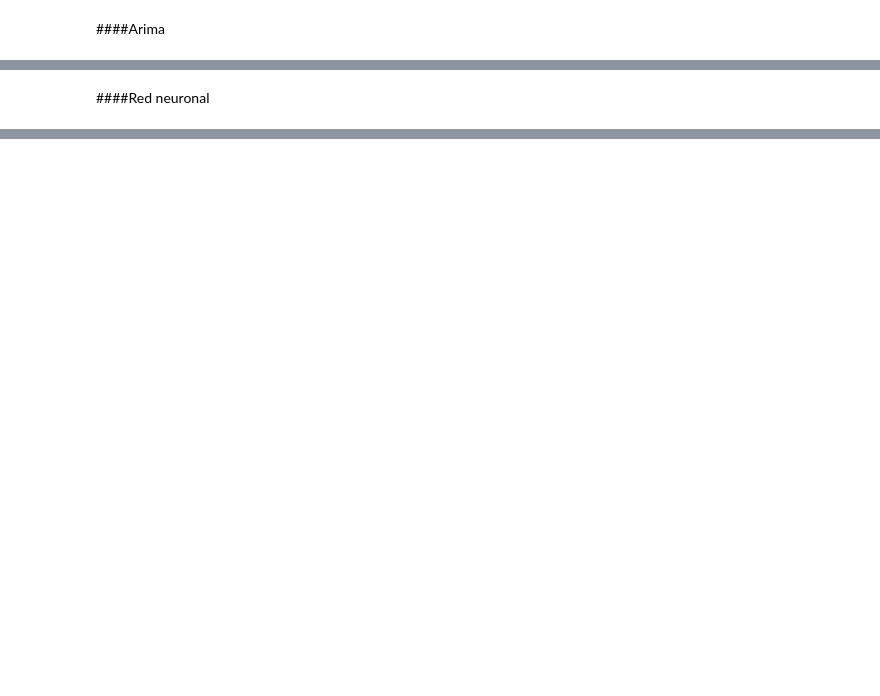
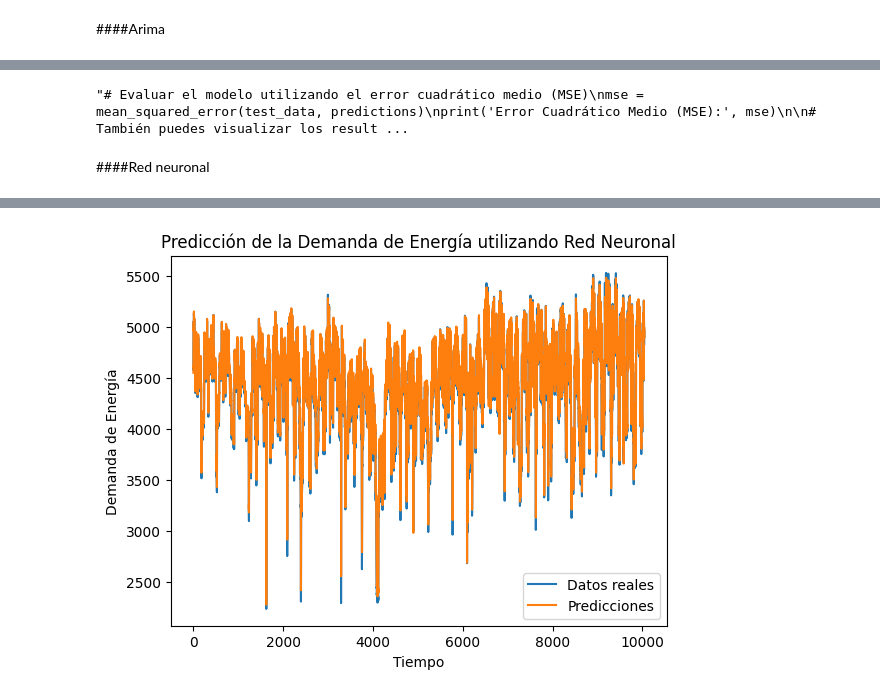
Before and after one commit to crisalex25/TFM_HydroMLGenerationOptimization, a Jupyter notebook: TFM.ipynb, the cells around one changed output, grey strips where cells are left out. Drawn from its saved outputs; the diff is of its cells as text; code cells hidden in the pictures; blank space fills up the shorter version.

```diff
--- a/TFM.ipynb
+++ b/TFM.ipynb
@@ -133,2 +207,81 @@ dfAC.head()
+# %%
+"""# Evaluar el modelo utilizando el error cuadrático medio (MSE)
+mse = mean_squared_error(test_data, predictions)
+print('Error Cuadrático Medio (MSE):', mse)
+
+# También puedes visualizar los resultados para tener una idea de las predicciones
+plt.plot(test_data.index, test_data.values, color='blue', label='Datos reales')
+plt.plot(test_data.index, predictions, color='red', linewidth=1, label='Predicciones')
+plt.xlabel('Fecha_Hora')
+plt.ylabel('Demanda de Energía')
+plt.title('Predicción de la Demanda de Energía utilizando ARIMA')
+plt.legend()
+plt.show()"""
+# %% [output]
+"# Evaluar el modelo utilizando el error cuadrático medio (MSE)\nmse = mean_squared_error(test_data, predictions)\nprint('Error Cuadrático Medio (MSE):', mse)\n\n# También puedes visualizar los result ...
 # %% [markdown]
 ####Red neuronal
+# %%
+import pandas as pd
+import numpy as np
+from sklearn.model_selection import train_test_split
+from sklearn.preprocessing import MinMaxScaler
+from tensorflow.keras.models import Sequential
+from tensorflow.keras.layers import Dense, LSTM
+from tensorflow.keras.optimizers import Adam
+from tensorflow.keras.callbacks import EarlyStopping
+
+# Establecer la columna 'Fecha_Hora' como el índice del DataFrame
+#dfAC.set_index('Fecha_Hora', inplace=True)
+
+# Extraer la columna de demanda de energía
+demand_data = dfAC['Total Auto'].values
+
+# Normalizar los datos
+scaler = MinMaxScaler(feature_range=(0, 1))
+demand_data_normalized = scaler.fit_transform(demand_data.reshape(-1, 1))
+
+# Dividir los datos en conjuntos de entrenamiento y prueba
+train_size = int(len(demand_data_normalized) * 0.8)
+train_data, test_data = demand_data_normalized[:train_size], demand_data_normalized[train_size:]
+
+# Crear secuencias de entrada y salida para el entrenamiento de la red neuronal
+def create_sequences(data, seq_length):
+    X = []
+    y = []
+    for i in range(len(data) - seq_length):
+        X.append(data[i:i+seq_length])
+        y.append(data[i+seq_length])
+    return np.array(X), np.array(y)
+
+sequence_length = 24  # Longitud de la secuencia de entrada
+X_train, y_train = create_sequences(train_data, sequence_length)
+X_test, y_test = create_sequences(test_data, sequence_length)
+
+# Crear el modelo de red neuronal
+model = Sequential()
+model.add(LSTM(64, activation='relu', input_shape=(sequence_length, 1)))
+model.add(Dense(1))
+
+model.compile(optimizer=Adam(), loss='MSE', metrics=["accuracy"])
+
+# Entrenar el modelo
+early_stopping = EarlyStopping(patience=3)  # Detener el entrenamiento si no hay mejora en 5 épocas
+history = model.fit(X_train, y_train, epochs=20, batch_size=16, validation_data=(X_test, y_test), callbacks=[early_stopping])
+
+# Realizar predicciones en el conjunto de prueba
+y_pred = model.predict(X_test)
+
+# Desnormalizar los datos de predicción
+y_pred_denormalized = scaler.inverse_transform(y_pred)
+y_test_denormalized = scaler.inverse_transform(y_test.reshape(-1, 1))
+
+# Visualizar los resultados
+plt.plot(y_test_denormalized, label='Datos reales')
+plt.plot(y_pred_denormalized, label='Predicciones')
+plt.xlabel('Tiempo')
+plt.ylabel('Demanda de Energía')
+plt.title('Predicción de la Demanda de Energía utilizando Red Neuronal')
+plt.legend()
+plt.show()
+# %% [output]
@@ -134,0 +305 @@ dfAC.head()
+[figure, added]
```
Also changed, not shown: parts of 6 cells of this notebook.
